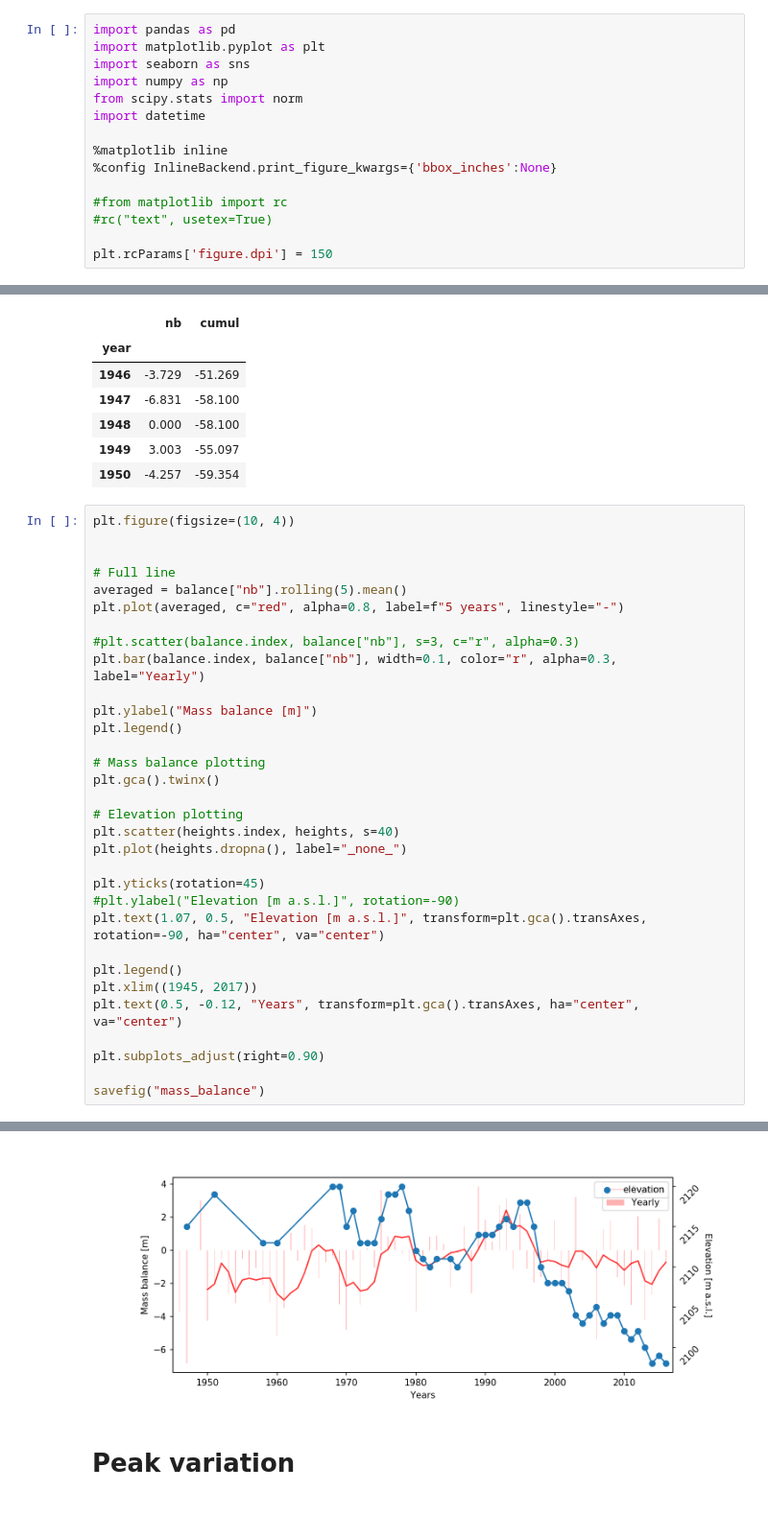
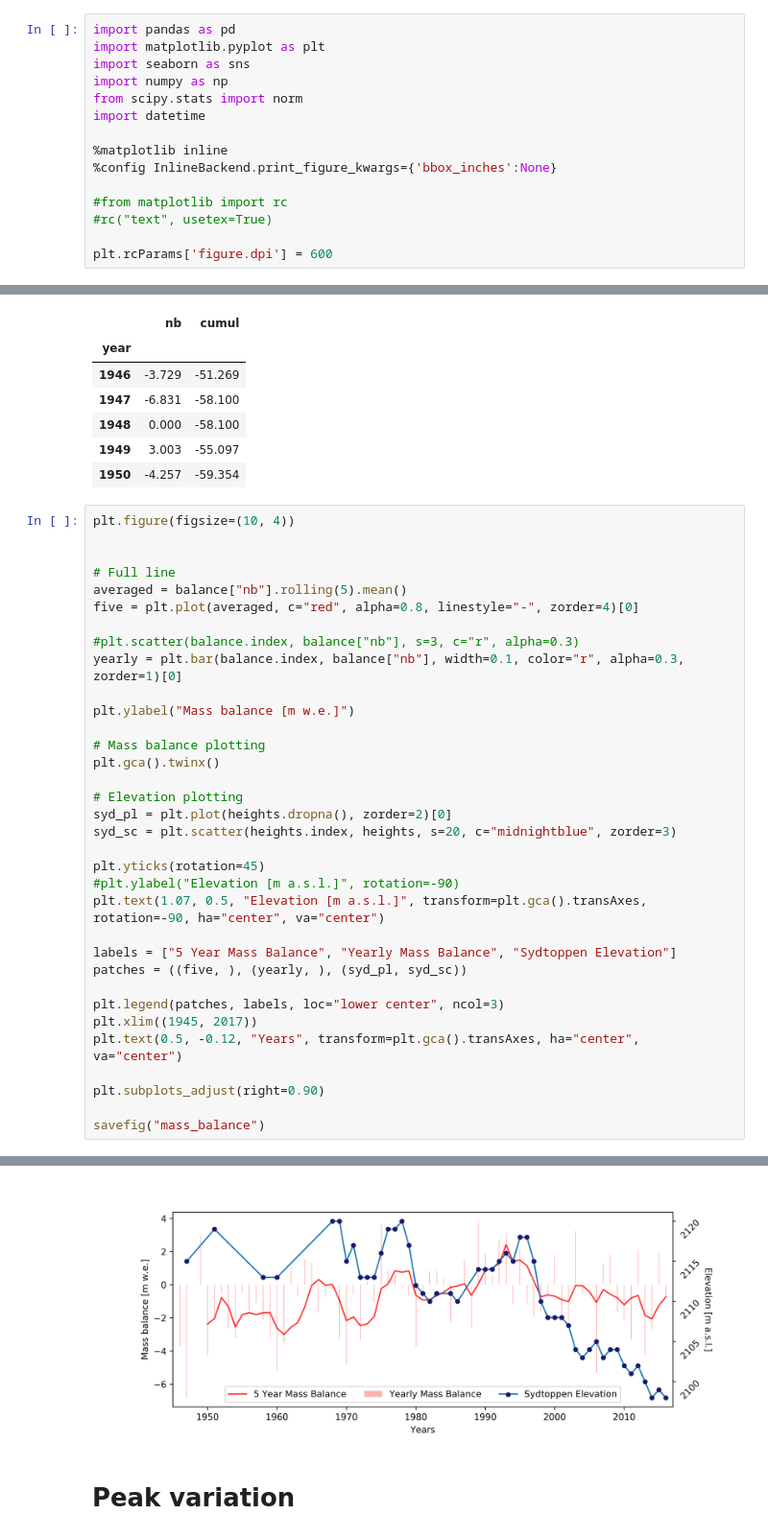
Before and after one commit to erikmannerfelt/Sydtoppen, a Jupyter notebook: figures/Sydtoppen figures.ipynb, the cells around one changed output, grey strips where cells are left out. Shown: that part at 96% size. Cells and saved outputs as stored; diff of their text form.

Commit message:
Modified mass balance figure

```diff
--- a/figures/Sydtoppen figures.ipynb
+++ b/figures/Sydtoppen figures.ipynb
@@ -14,7 +14,7 @@ import datetime
 #from matplotlib import rc
 #rc("text", usetex=True)
 
-plt.rcParams['figure.dpi'] = 150
+plt.rcParams['figure.dpi'] = 600
 # %%
 auto_tag = datetime.datetime.today().strftime("%Y%m%d")[2:]  # YYMMDD
 def savefig(name, save_tag=auto_tag, save=False):
@@ -144,26 +144,28 @@ plt.figure(figsize=(10, 4))
 
 # Full line
 averaged = balance["nb"].rolling(5).mean()
-plt.plot(averaged, c="red", alpha=0.8, label=f"5 years", linestyle="-")
+five = plt.plot(averaged, c="red", alpha=0.8, linestyle="-", zorder=4)[0]
 
 #plt.scatter(balance.index, balance["nb"], s=3, c="r", alpha=0.3)
-plt.bar(balance.index, balance["nb"], width=0.1, color="r", alpha=0.3, label="Yearly")
+yearly = plt.bar(balance.index, balance["nb"], width=0.1, color="r", alpha=0.3, zorder=1)[0]
 
-plt.ylabel("Mass balance [m]")
-plt.legend()
+plt.ylabel("Mass balance [m w.e.]")
 
 # Mass balance plotting
 plt.gca().twinx()
 
 # Elevation plotting
-plt.scatter(heights.index, heights, s=40)
-plt.plot(heights.dropna(), label="_none_")
+syd_pl = plt.plot(heights.dropna(), zorder=2)[0]
+syd_sc = plt.scatter(heights.index, heights, s=20, c="midnightblue", zorder=3)
 
 plt.yticks(rotation=45)
 #plt.ylabel("Elevation [m a.s.l.]", rotation=-90)
 plt.text(1.07, 0.5, "Elevation [m a.s.l.]", transform=plt.gca().transAxes, rotation=-90, ha="center", va="center")
 
-plt.legend()
+labels = ["5 Year Mass Balance", "Yearly Mass Balance", "Sydtoppen Elevation"]
+patches = ((five, ), (yearly, ), (syd_pl, syd_sc))
+
+plt.legend(patches, labels, loc="lower center", ncol=3)
 plt.xlim((1945, 2017))
 plt.text(0.5, -0.12, "Years", transform=plt.gca().transAxes, ha="center", va="center")
 
@@ -175,4 +177,4 @@ Saved mass_balance_180326.png
-[figure, old version]
+[figure, new version]
 # %% [markdown]
 # Peak variation
 # %%
```
Also changed, not shown: parts of 3 cells of this notebook, 1 other file.
